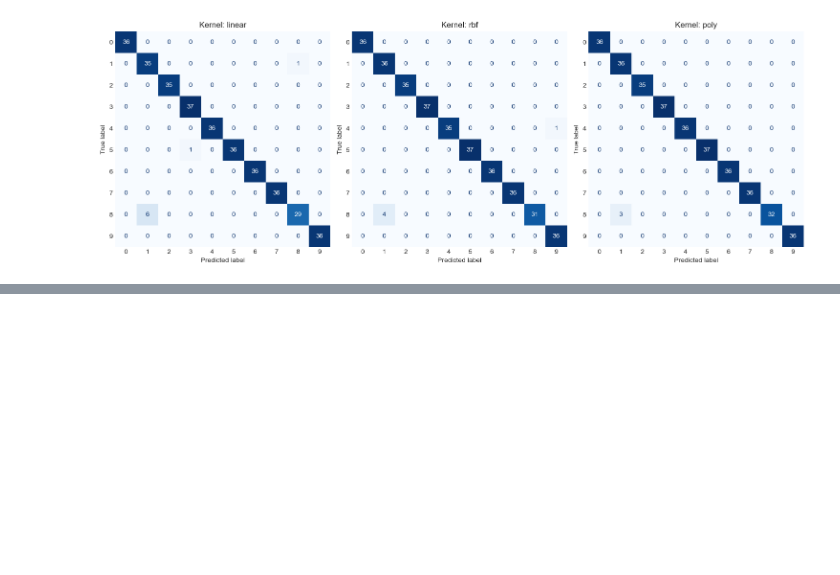
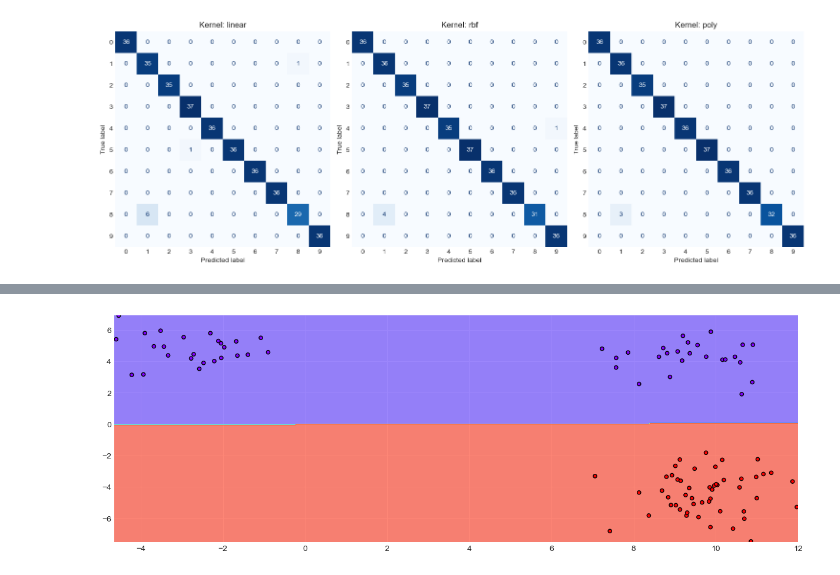
Before and after one commit to ojassannak/Machine_Learn, a Jupyter notebook: 05 svm_neighours.ipynb, the cells around one changed output, grey strips where cells are left out. Drawn from its saved outputs; the diff is of its cells as text; code cells hidden in the pictures; blank space fills up the shorter version.

```diff
--- a/05 svm_neighours.ipynb
+++ b/05 svm_neighours.ipynb
@@ -66,7 +73,7 @@ def fn_plot_decision_boundry(clf,X1,y1,ax=None):
 
     '''
 
-    if axis is None:
+    if ax is None:
         ax= plt.gca()
 
 
@@ -255,0 +309,11 @@ SVC: kernel: poly   |F1 Score: 0.9916467661691541
+# %%
+# Initialize a Linear SVC model with dual optimization set to 'auto' and a random seed for reproducibility
+linear_svc = LinearSVC(dual='auto', random_state=RANDOM_STATE)
+
+# Fit the model to the feature set X and target labels y
+linear_svc.fit(X, y)
+
+# Call a function to plot the decision boundary of the fitted model
+fn_plot_decision_boundry(linear_svc, X, y)
+# %% [output]
+[figure, added]
```
Also changed, not shown: parts of 26 cells of this notebook.
